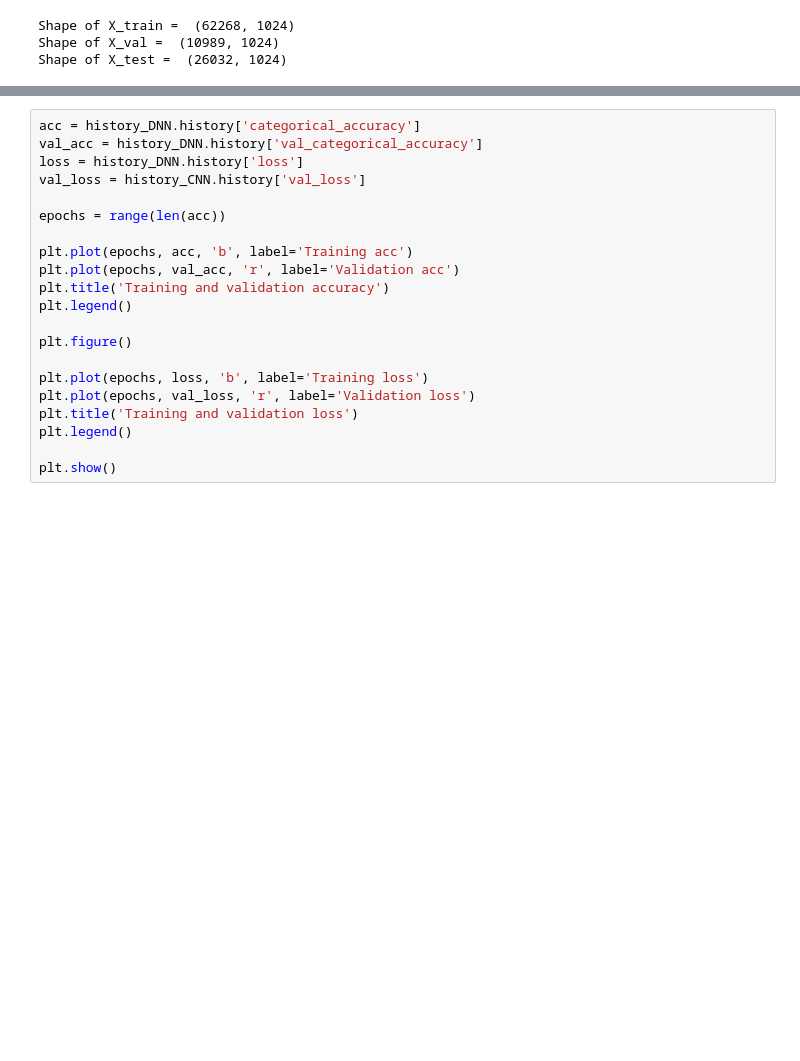
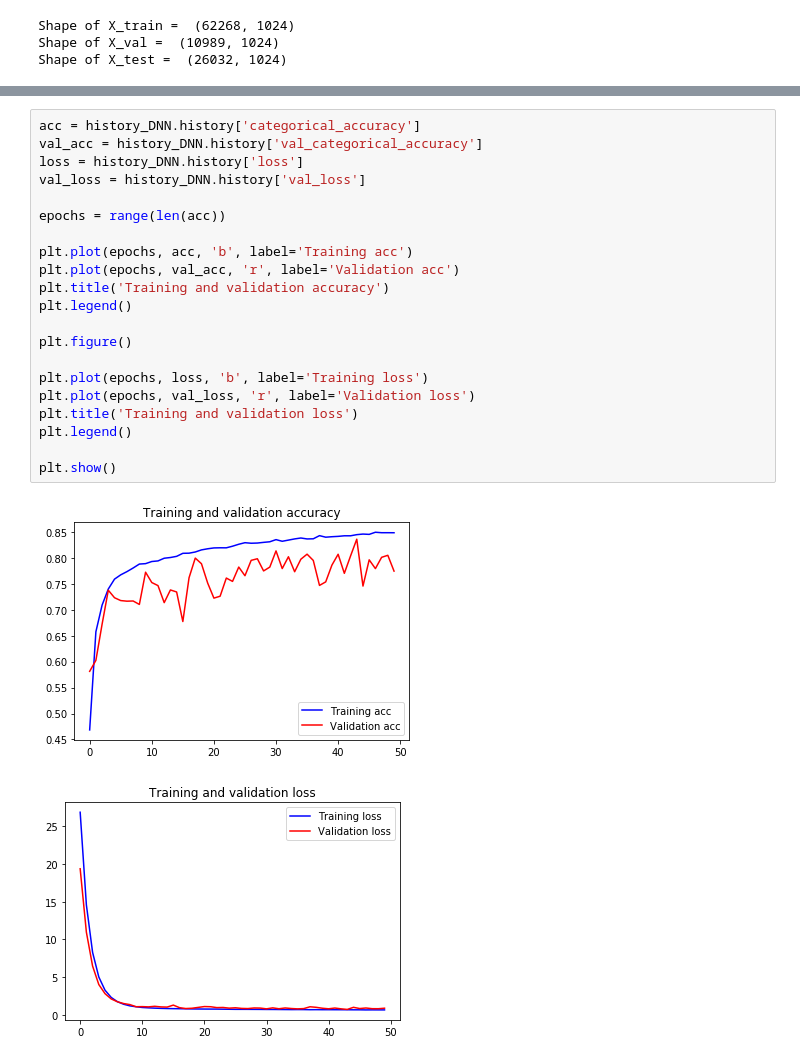
Before and after one commit to indrajitrdas/StreetViewNumberRecognition, a Jupyter notebook: StreetViewHouseNumbers.ipynb, the cells around one changed output, grey strips where cells are left out. Drawn from its saved outputs; the diff is of its cells as text; blank space fills up the shorter version.

```diff
--- a/StreetViewHouseNumbers.ipynb
+++ b/StreetViewHouseNumbers.ipynb
@@ -433,24 +433,27 @@ Epoch 100/100
 # %%
 acc = history_DNN.history['categorical_accuracy']
 val_acc = history_DNN.history['val_categorical_accuracy']
 loss = history_DNN.history['loss']
-val_loss = history_CNN.history['val_loss']
+val_loss = history_DNN.history['val_loss']
 
 epochs = range(len(acc))
 
 plt.plot(epochs, acc, 'b', label='Training acc')
 plt.plot(epochs, val_acc, 'r', label='Validation acc')
 plt.title('Training and validation accuracy')
 plt.legend()
 
 plt.figure()
 
 plt.plot(epochs, loss, 'b', label='Training loss')
 plt.plot(epochs, val_loss, 'r', label='Validation loss')
 plt.title('Training and validation loss')
 plt.legend()
 
 plt.show()
+# %% [output]
+[figure, added]
+[figure, added]
 # %%
 # Evaluation on Test Set
 scores=model_DNN.evaluate(x=X_test_DNN, y=Y_test, batch_size=batchsize, verbose=1)
```
Also changed, not shown: parts of 11 cells of this notebook.
